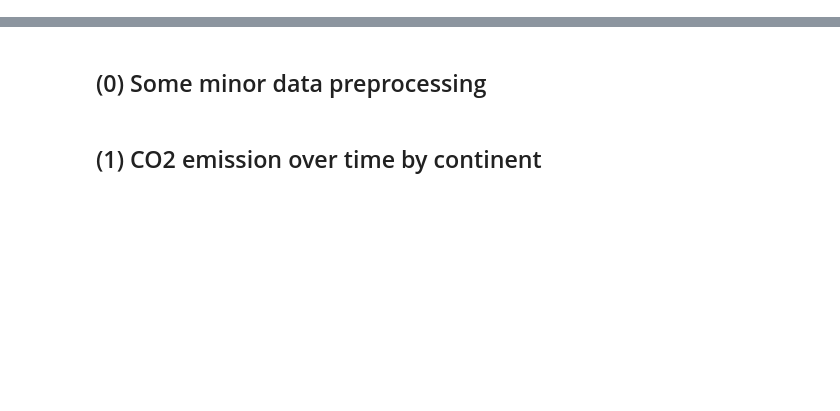
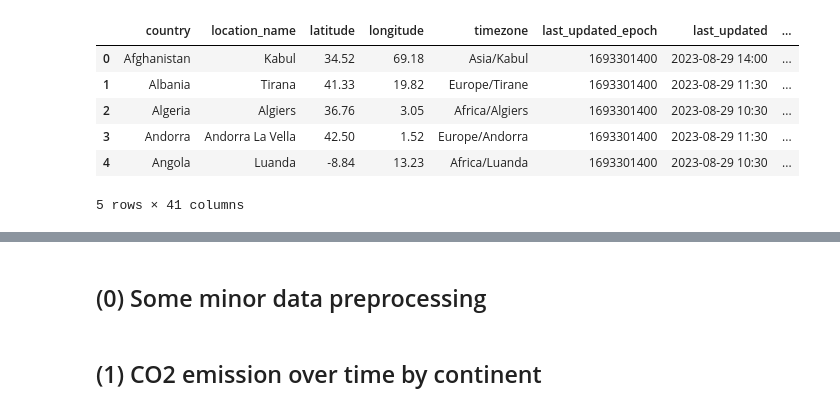
Before and after one commit to gabrielrago/DataAnalyticsFirst, a Jupyter notebook: Interactive_dashboard.ipynb, the cells around one changed output, grey strips where cells are left out. Cells and saved outputs as stored; diff of their text form; code cells hidden in the pictures; blank space fills up the shorter version.

```diff
--- a/Interactive_dashboard.ipynb
+++ b/Interactive_dashboard.ipynb
@@ -14,2 +11,11 @@ import hvplot.pandas
 # %%
-# df = pd.read_csv("https://raw.githubusercontent.com/owid/co2-data/master/owid-co2-data.csv")
+sample = pd.read_csv("C:\\Users\\Lloyd\\Documents\\GitHub\\DataAnalyticsFirst\\GlobalWeatherRepository.csv")
+sample.head(5)
+# %% [output]
+|  | country | location_name | latitude | longitude | timezone | last_updated_epoch | last_updated | ... |
+| 0 | Afghanistan | Kabul | 34.52 | 69.18 | Asia/Kabul | 1693301400 | 2023-08-29 14:00 | ... |
+| 1 | Albania | Tirana | 41.33 | 19.82 | Europe/Tirane | 1693301400 | 2023-08-29 11:30 | ... |
+| 2 | Algeria | Algiers | 36.76 | 3.05 | Africa/Algiers | 1693301400 | 2023-08-29 10:30 | ... |
+| 3 | Andorra | Andorra La Vella | 42.50 | 1.52 | Europe/Andorra | 1693301400 | 2023-08-29 11:30 | ... |
+| 4 | Angola | Luanda | -8.84 | 13.23 | Africa/Luanda | 1693301400 | 2023-08-29 10:30 | ... |
+5 rows × 41 columns
```
Also changed, not shown: parts of 18 cells of this notebook.
